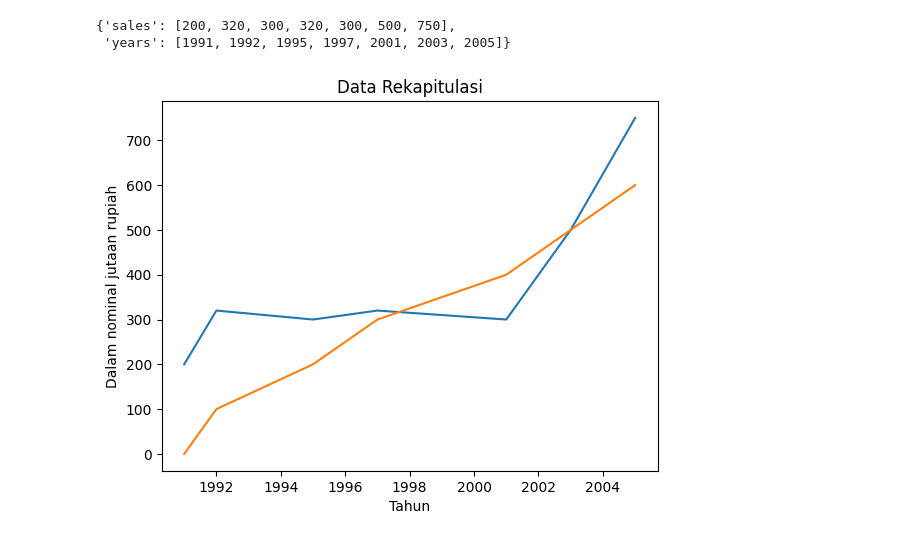
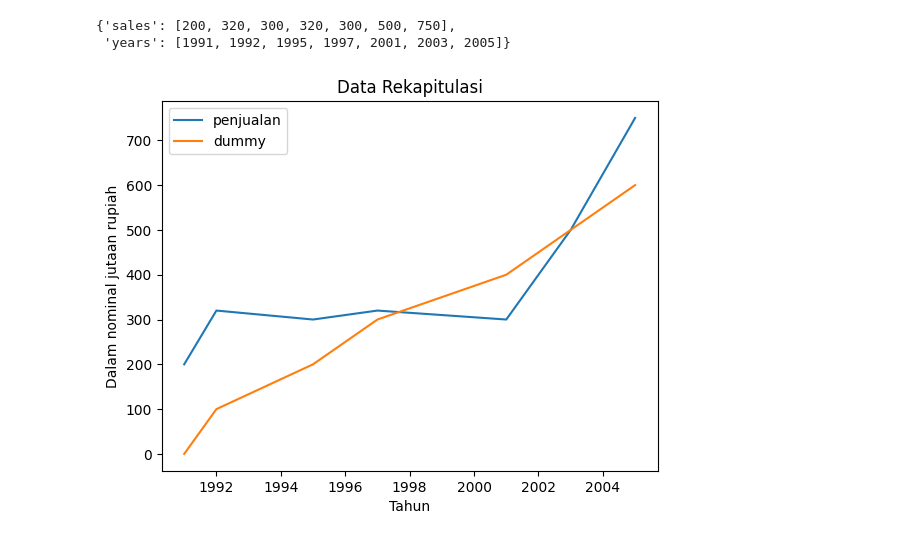
Before and after one commit to agungperdananto/Kecerdasan-Buatan, a Jupyter notebook: 107/Data Rekap.ipynb, the cells around one changed output. Cells and saved outputs as stored; diff of their text form; code cells hidden in the pictures.

Commit message:
update legend

```diff
--- a/107/Data Rekap.ipynb
+++ b/107/Data Rekap.ipynb
@@ -99,13 +99,14 @@ data_graph
 # %%
 plt.plot(data_graph["years"], data_graph["sales"], label="penjualan")
 plt.plot(data_graph["years"], [i * 100 for i in range(len(years))], label="dummy")
 
 plt.xlabel("Tahun")
 plt.ylabel("Dalam nominal jutaan rupiah")
 plt.title("Data Rekapitulasi")
+plt.legend()
 plt.show()
 # %% [output]
-[figure, old version]
+[figure, new version]
 # %%
 # data_graph = {
 #     "years": [],
```
